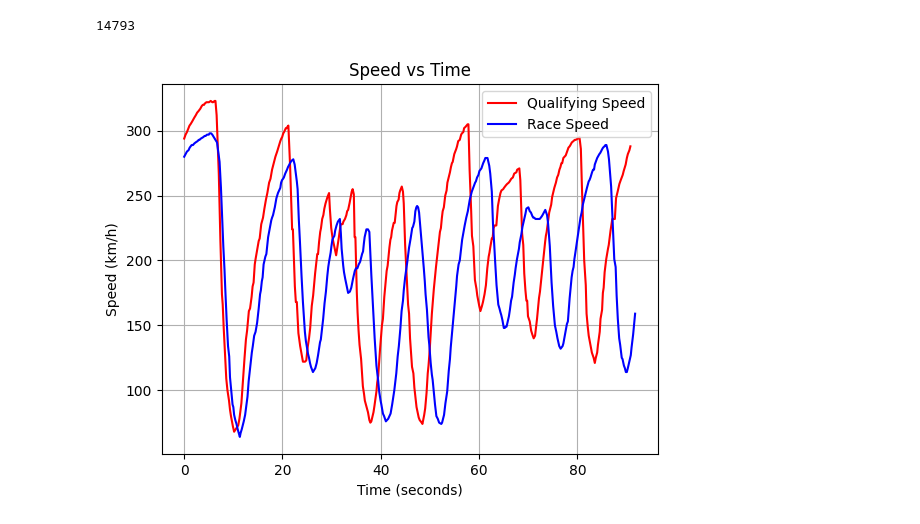
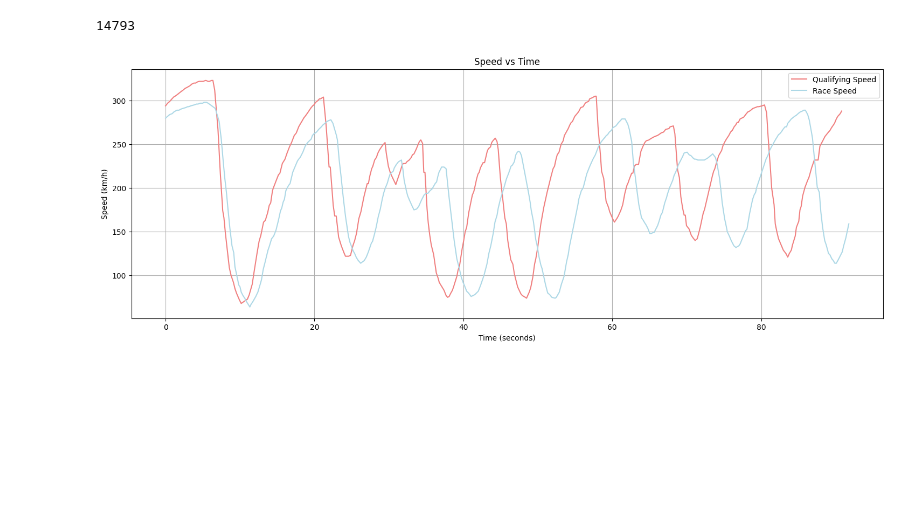
Before and after one commit to Whal0/F1_dataExploration, a Jupyter notebook: telemetry_analysis.ipynb, the cells around one changed output. Drawn from its saved outputs; the diff is of its cells as text; code cells hidden in the pictures; blank space fills up the shorter version.

```diff
--- a/telemetry_analysis.ipynb
+++ b/telemetry_analysis.ipynb
@@ -38,26 +68,4 @@ sessions_data
 # %% [markdown]
 Pobieramy telemetrię bolidu dla wybranego kierowcy, w tym wypadku Maxa Verstappena (numer 1). Funkcja zwraca dane bolidu i czasów okrążeń dotyczące treningu i wyścigu.
-# %%
-driver_number = 1
-
-def get_session_data(session_key):
-
-    car_url = f'https://api.openf1.org/v1/car_data?driver_number={driver_number}&session_key={session_key}'
-    response = urlopen(car_url)
-    car_data = json.loads(response.read().decode('utf-8'))
-
-    laps_url = f'https://api.openf1.org/v1/laps?session_key={session_key}&driver_number={driver_number}'
-    response = urlopen(laps_url)
-    laps_data = json.loads(response.read().decode('utf-8'))
-
-    return car_data, laps_data
-
-
-for session in sessions_data:
-    match session["session_name"]:
-        case "Qualifying":
-            qualifying_car_data, qualifying_laps_data = get_session_data(session["session_key"])
-        case "Race":
-            race_car_data, race_laps_data = get_session_data(session["session_key"])
 # %% [markdown]
 Wrzucamy dane do DataFrame, usuwamy zbędne kolumny i parsujemy datę do poprawnego formatu
@@ -153,18 +292,3 @@ df_qualifying_laps_data["date_start"][2]
 Timestamp('2023-03-04 15:14:33.390000+0000', tz='UTC')
 # %% [markdown]
 W celu znalezienia timestampu, tworzymy funkcję, która na podstawie najmniejszej absolutnej różnicy, wybiera dla nas index wiersza z qualifying_car_data
-# %%
-lap1start_time = df_qualifying_laps_data["date_start"][2]
-
-def data_closest_timestamp(time, data):
-
-    minimal_diff = np.abs(time - data["date"][0])
-    minimal_index = 0
-
-    for index, value in data['date'].items():
-        diff = np.abs(time - value)
-        if minimal_diff > diff:
-            minimal_diff = diff
-            minimal_index = index
-
-    return minimal_index
@@ -193,7 +319,7 @@ df_qualifying_laps_data["lap_duration"][2]
 # %% [output]
 Timedelta('0 days 00:01:31.295000')
 # %%
-qualifying_end_lap_index = data_closest_timestamp(lap1start_time + df_qualifying_laps_data["lap_duration"][2], df_qualifying_car_data)
+qualifying_end_lap_index = telemetry_preprocessing().data_closest_timestamp(lap1start_time + df_qualifying_laps_data["lap_duration"][2], df_qualifying_car_data)
 
 qualifying_end_lap_index
 # %% [output]
@@ -519,20 +518,22 @@ adjusted_race_end_lap_index
 # %% [output]
 14793
 # %%
+plt.figure(figsize=(18, 6))
+
 plt.plot(df_qualifying_time,
          df_qualifying_car_data["speed"][qualifying_start_lap_index:qualifying_end_lap_index],
-         c='r', label="Qualifying Speed")
+         c='lightcoral', label="Qualifying Speed")
 
 plt.plot(adjusted_df_race_time,
          df_race_car_data["speed"][race_start_lap_index:adjusted_race_end_lap_index],
-         c='b', label="Race Speed")
+         c='lightblue', label="Race Speed")
 
 plt.xlabel("Time (seconds)")
 plt.ylabel("Speed (km/h)")
 plt.title("Speed vs Time")
 plt.legend()
 plt.grid(True)
 plt.show()
 # %% [output]
-[figure, old version]
+[figure, new version]
 # %%
```
Also changed, not shown: parts of 38 cells of this notebook, 2 other files.
